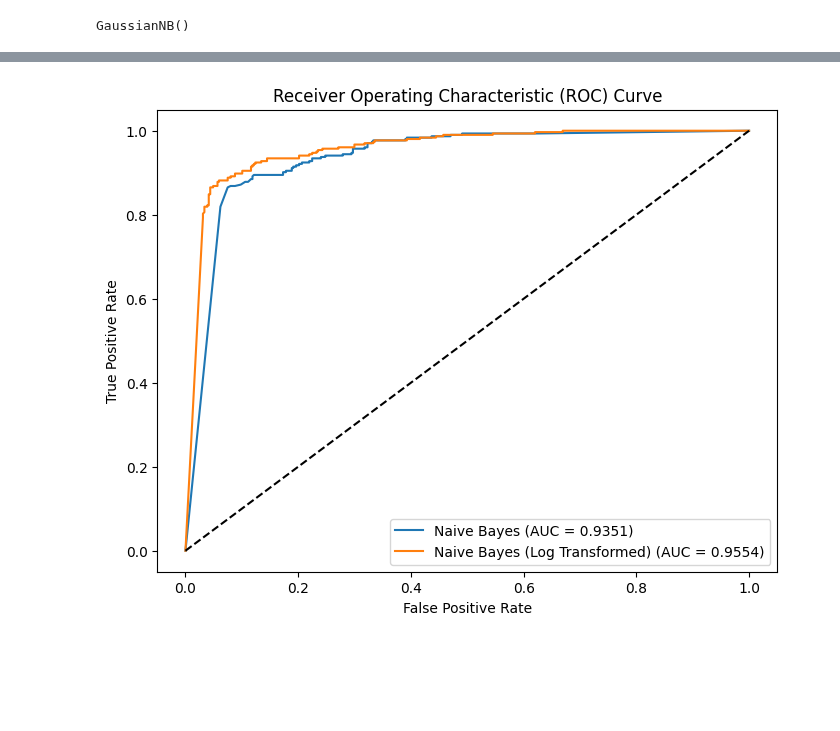
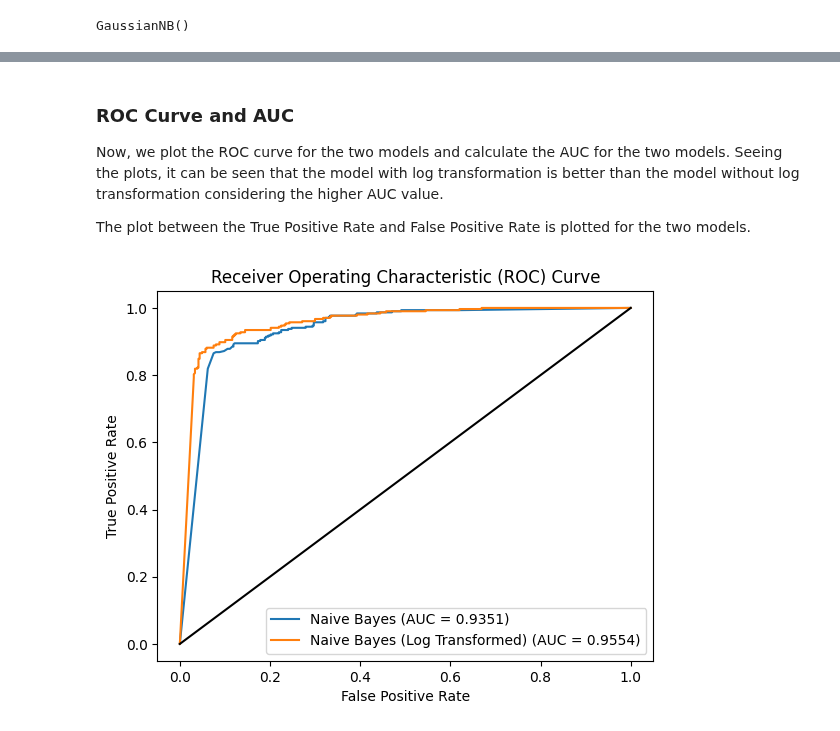
Before and after one commit to Baron105/ML-Assignments, a Jupyter notebook: CS60050/ML_Assignment_3/21CS10014_Barun_Parua/Q2/Q_2.ipynb, the cells around one changed output, grey strips where cells are left out. Cells and saved outputs as stored; diff of their text form; code cells hidden in the pictures; blank space fills up the shorter version.

```diff
--- a/CS60050/ML_Assignment_3/21CS10014_Barun_Parua/Q2/Q_2.ipynb
+++ b/CS60050/ML_Assignment_3/21CS10014_Barun_Parua/Q2/Q_2.ipynb
@@ -343,25 +414,31 @@ F1 Score (Sklearn, Log Transformed): 0.8466
+# %% [markdown]
+### ROC Curve and AUC
+
+Now, we plot the ROC curve for the two models and calculate the AUC for the two models. Seeing the plots, it can be seen that the model with log transformation is better than the model without log transformation considering the higher AUC value.
+
+The plot between the True Positive Rate and False Positive Rate is plotted for the two models.
 # %%
 # Predict probabilities for the test data using both models
 probs = naive_bayes_sklearn.predict_proba(X_test)[:, 1]
 probs_log = naive_bayes_log_sklearn.predict_proba(X_test_log)[:, 1]
 
 # Calculate ROC curve for both models
 fpr, tpr, _ = roc_curve(y_test, probs)
 fpr_log, tpr_log, _ = roc_curve(y_test, probs_log)
 
 # Calculate AUC for both models
 auc_score = auc(fpr, tpr)
 auc_score_log = auc(fpr_log, tpr_log)
 
 # Plot ROC curve for both models
-plt.figure(figsize=(8, 6))
+plt.figure()
 plt.plot(fpr, tpr, label=f'Naive Bayes (AUC = {auc_score:.4f})')
 plt.plot(fpr_log, tpr_log, label=f'Naive Bayes (Log Transformed) (AUC = {auc_score_log:.4f})')
-plt.plot([0, 1], [0, 1], linestyle='--', color='black')
+plt.plot([0, 1], [0, 1], color='black')
 plt.xlabel('False Positive Rate')
 plt.ylabel('True Positive Rate')
 plt.title('Receiver Operating Characteristic (ROC) Curve')
 plt.legend()
 plt.show()
 # %% [output]
-[figure, old version]
+[figure, new version]
```
Also changed, not shown: parts of 23 cells of this notebook.
